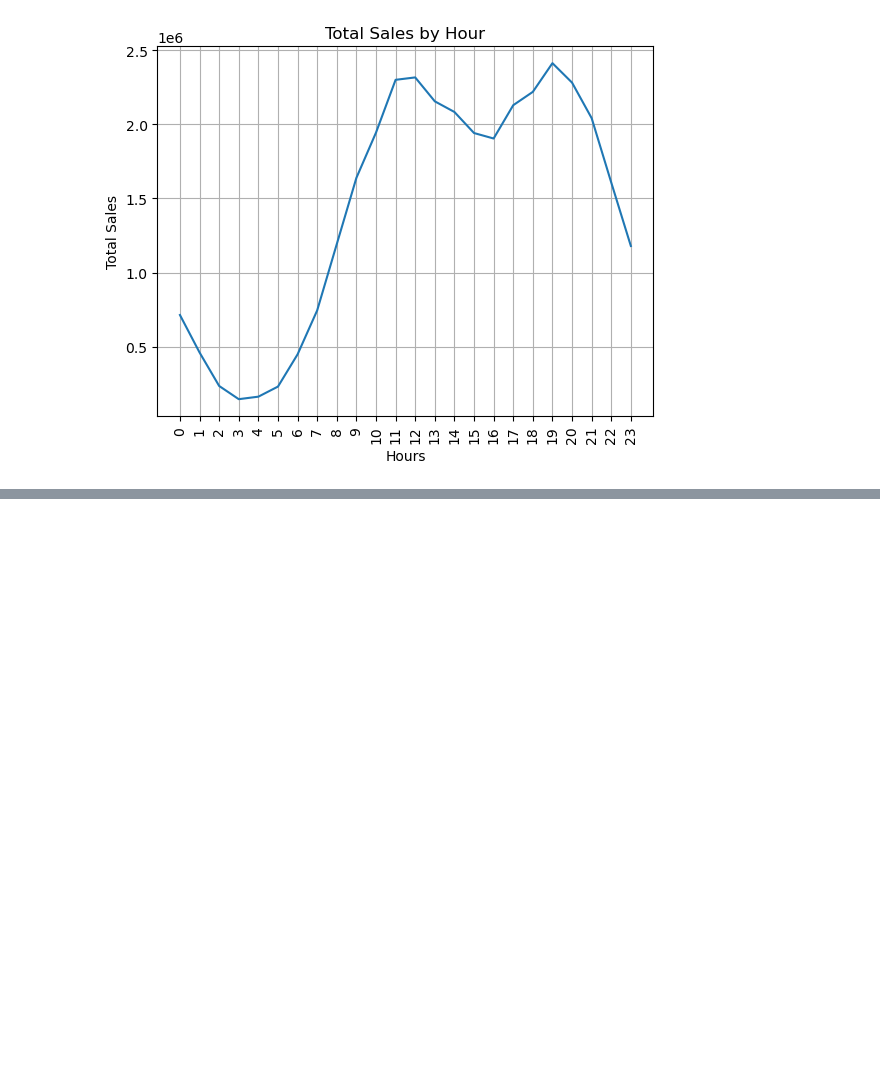
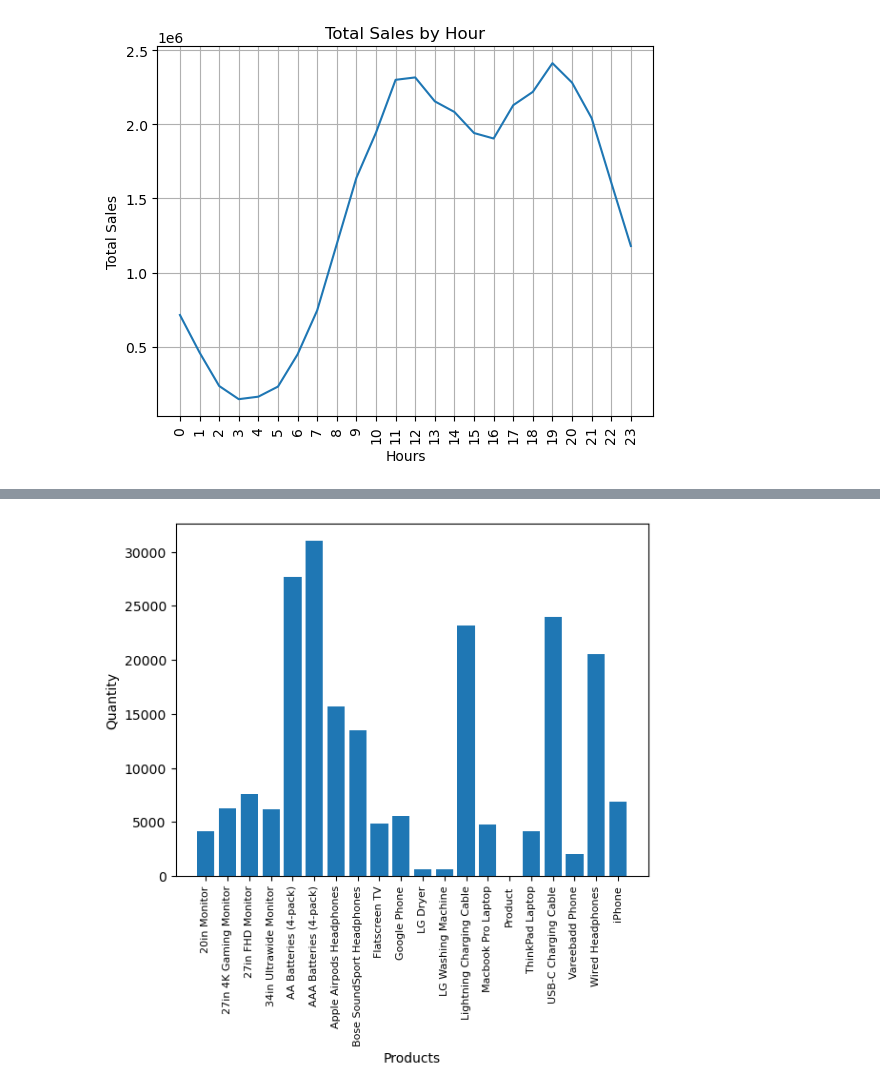
Before and after one commit to vuduchoainam/Sale_RP, a Jupyter notebook: sale.ipynb, the cells around one changed output, grey strips where cells are left out. Saved outputs shown, nothing was run; the diff lists cells and outputs as text; code cells hidden in the pictures; blank space fills up the shorter version.

```diff
--- a/sale.ipynb
+++ b/sale.ipynb
@@ -344,0 +464,3 @@ plt.show()
+# %%
+all_products = df.groupby('Product')['Quantity Ordered'].sum()
+all_products
@@ -344,0 +519,9 @@ plt.show()
+# %%
+product_ls = [product for product, quant in all_products.items()]
+plt.bar(product_ls, all_products)
+plt.xticks(product_ls, rotation=90, size=8)
+plt.xlabel('Products')
+plt.ylabel('Quantity')
+plt.show()
+# %% [output]
+[figure, added]
```
Also changed, not shown: parts of 19 cells of this notebook.
